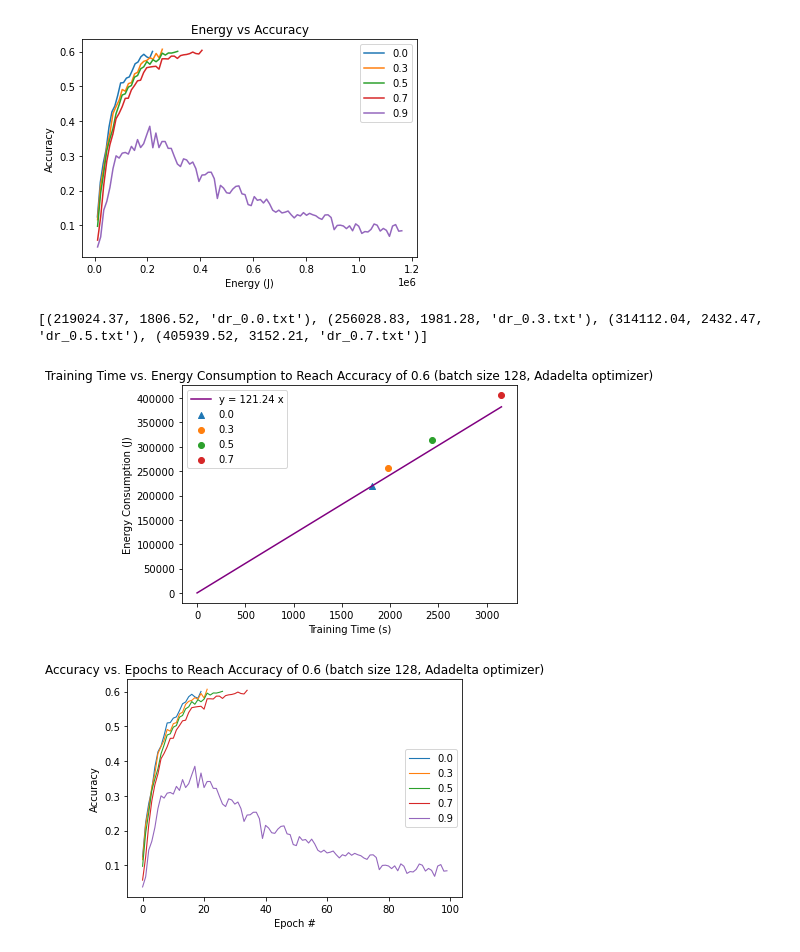
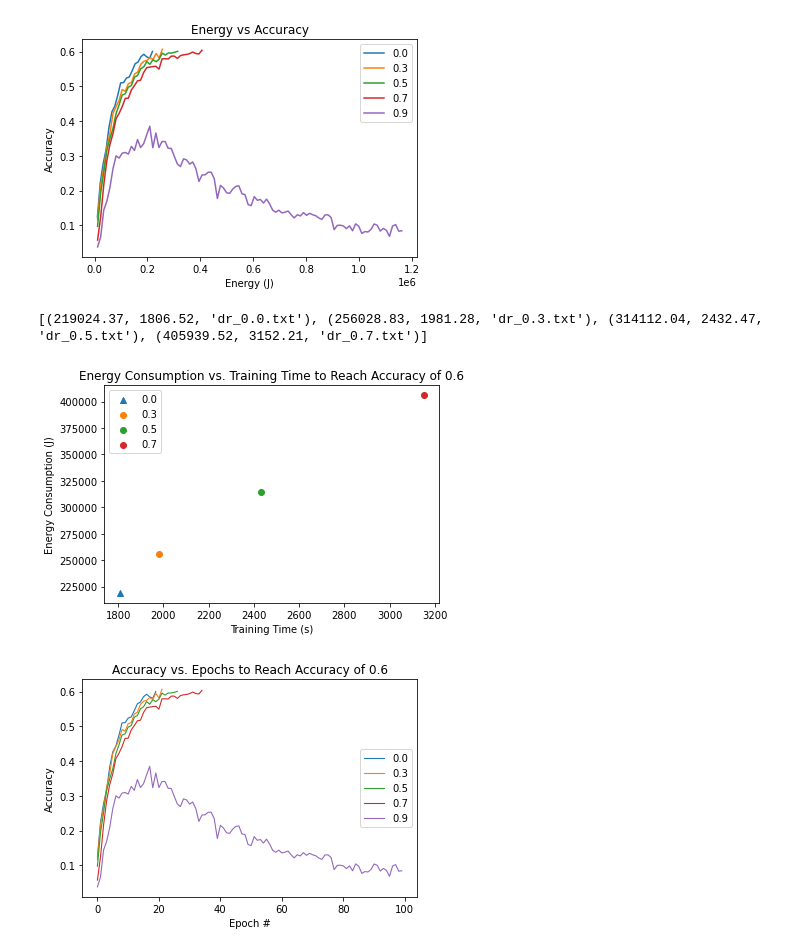
Before and after one commit to matchaginseng/automatic-bassoon, a Jupyter notebook: analysis/dropout.ipynb, the cells around one changed output. Cells and saved outputs as stored; diff of their text form; code cells hidden in the pictures.

Commit message:
Update dropout plots

```diff
--- a/analysis/dropout.ipynb
+++ b/analysis/dropout.ipynb
@@ -52,32 +52,32 @@ plt.show()
 # %%
 energies = [elem[0] for elem in energy_time_05]
 times = [elem[1] for elem in energy_time_05]
 names = [elem[2] for elem in energy_time_05]
 
 print(energy_time_05)
 baseline_x, baseline_y = (0,0)
 max_x = 0
 for i in range(len(times)):
     label = names[i].split('_')[1][:3]
     plt.scatter(times[i], energies[i], marker='^' if names[i] == 'dr_0.0.txt' else 'o', label=names[i].split('_')[1][:3])
     if names[i] == 'dr_0.0.txt':
         baseline_x = times[i]
         baseline_y = energies[i]
     max_x = max(max_x, times[i])
 
 # Plot line through baseline
-x = np.linspace(0, max_x, 100)
-y = (baseline_y / baseline_x) * x
-plt.plot(x, y, color='purple', label=f'y = {baseline_y / baseline_x:.2f} x')
+# x = np.linspace(0, max_x, 100)
+# y = (baseline_y / baseline_x) * x
+# plt.plot(x, y, color='purple', label=f'y = {baseline_y / baseline_x:.2f} x')
 
 plt.xlabel("Training Time (s)")
 plt.ylabel("Energy Consumption (J)")
-plt.title(f"Training Time vs. Energy Consumption to Reach Accuracy of {THRESHOLD} (batch size 128, Adadelta optimizer)")
+plt.title(f"Energy Consumption vs. Training Time to Reach Accuracy of {THRESHOLD}")
 plt.legend()
 plt.show()
 # %% [output]
 [(219024.37, 1806.52, 'dr_0.0.txt'), (256028.83, 1981.28, 'dr_0.3.txt'), (314112.04, 2432.47, 'dr_0.5.txt'), (405939.52, 3152.21, 'dr_0.7.txt')]
-[figure, old version]
+[figure, new version]
 # %%
 # Accuracy over epochs
 for file in files:
@@ -87,8 +87,8 @@ for file in files:
     plt.plot(epochs, accuracy, label=label, linewidth=1.1)
 plt.xlabel('Epoch #')
 plt.ylabel('Accuracy')
-plt.title('Accuracy vs. Epochs to Reach Accuracy of 0.6 (batch size 128, Adadelta optimizer)')
+plt.title('Accuracy vs. Epochs to Reach Accuracy of 0.6')
 plt.legend(loc='right')
 plt.show()
 # %% [output]
-[figure, old version]
+[figure, new version]
```
